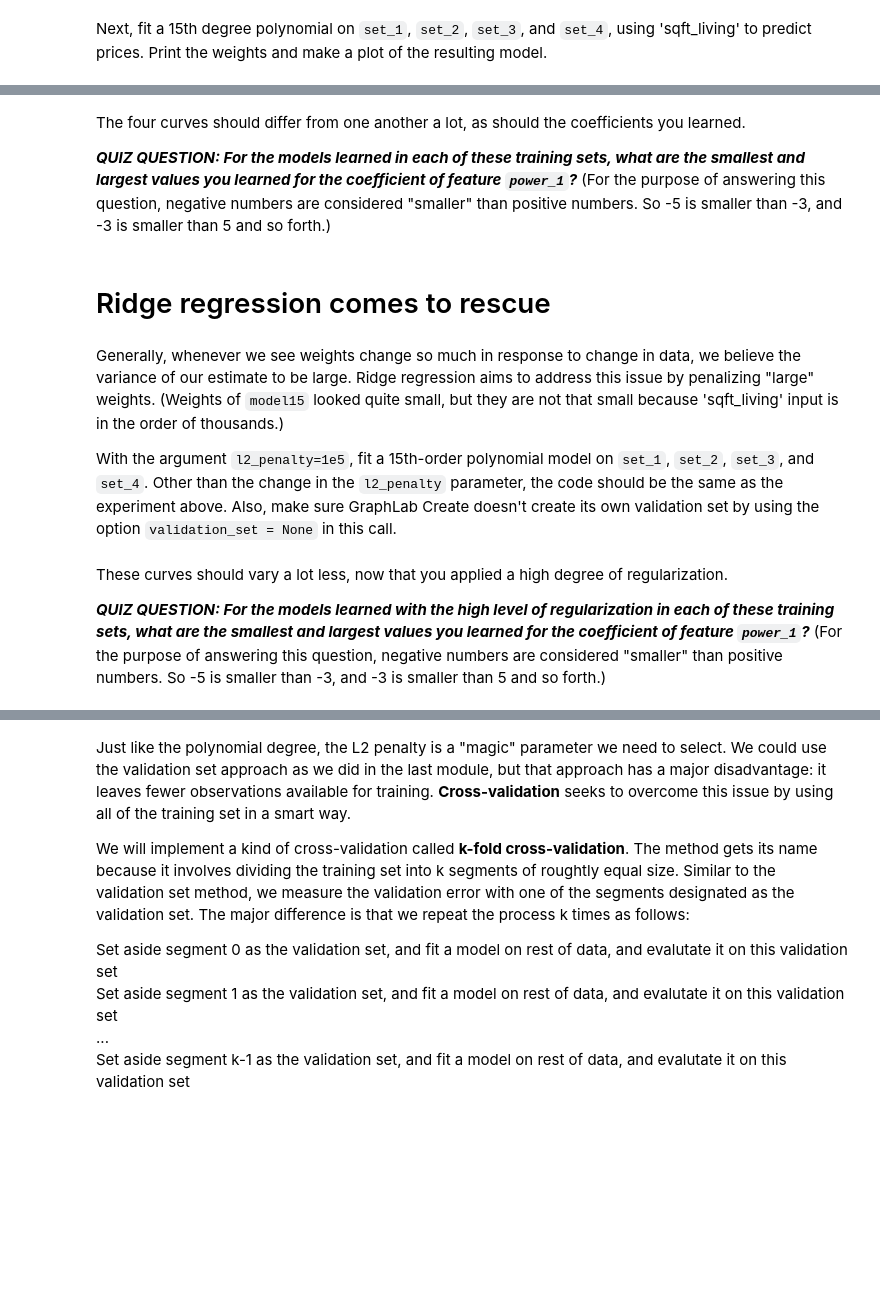
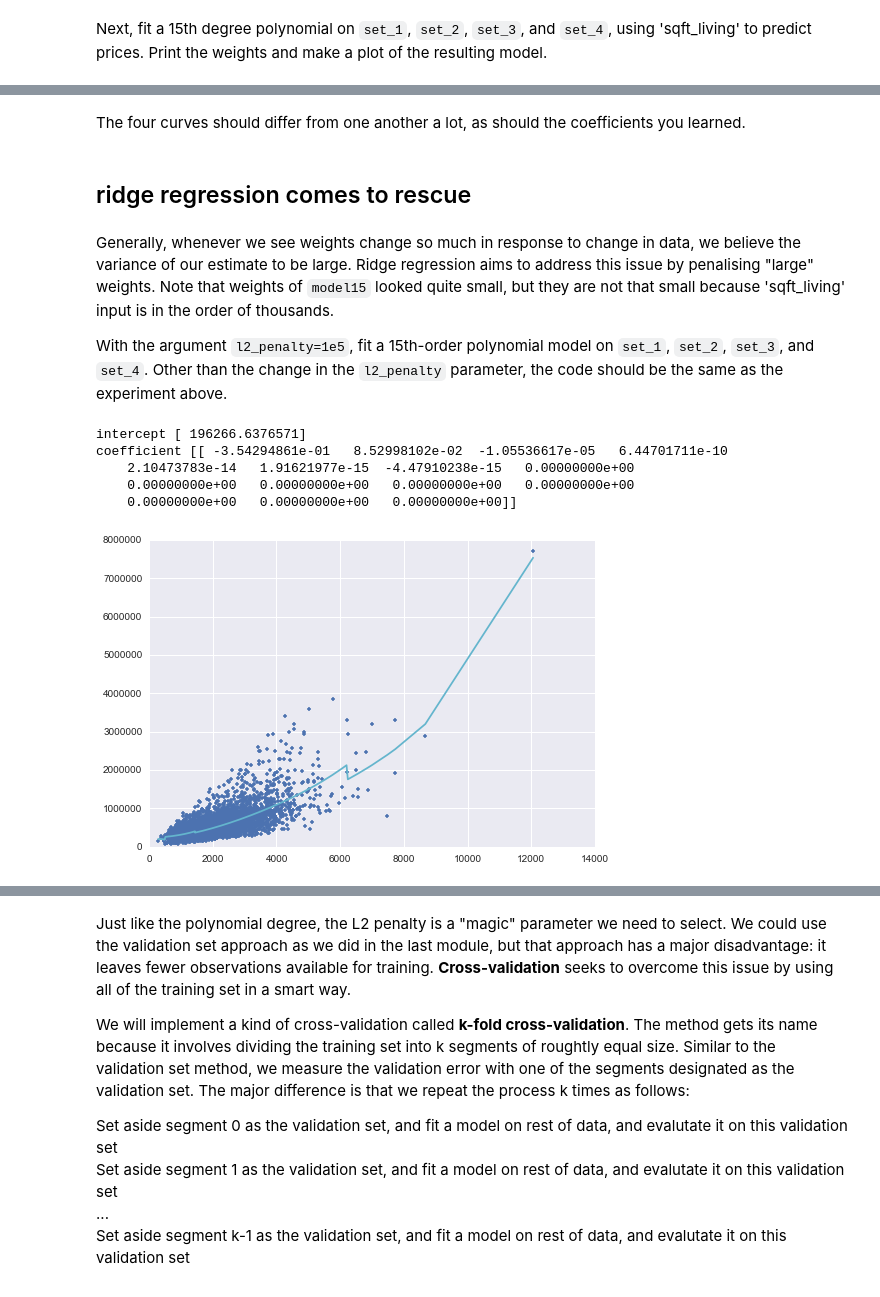
Before and after one commit to benjaminsw/regression, a Jupyter notebook: kc_house/ridge regression.ipynb, the cells around one changed output, grey strips where cells are left out. Drawn from its saved outputs; the diff is of its cells as text; code cells hidden in the pictures; blank space fills up the shorter version.

```diff
--- a/kc_house/ridge regression.ipynb
+++ b/kc_house/ridge regression.ipynb
@@ -166,14 +166,21 @@ coefficient [[ -7.46266481e+01   8.90094358e-02  -4.71271156e-06  -4.68048111e-1
-# %% [markdown]
-The four curves should differ from one another a lot, as should the coefficients you learned.
-
-***QUIZ QUESTION:  For the models learned in each of these training sets, what are the smallest and largest values you learned for the coefficient of feature `power_1`?***  (For the purpose of answering this question, negative numbers are considered "smaller" than positive numbers. So -5 is smaller than -3, and -3 is smaller than 5 and so forth.)
+# %% [markdown]
+The four curves should differ from one another a lot, as should the coefficients you learned.
 # %% [markdown]
-# Ridge regression comes to rescue
+## ridge regression comes to rescue
 # %% [markdown]
-Generally, whenever we see weights change so much in response to change in data, we believe the variance of our estimate to be large. Ridge regression aims to address this issue by penalizing "large" weights. (Weights of `model15` looked quite small, but they are not that small because 'sqft_living' input is in the order of thousands.)
+Generally, whenever we see weights change so much in response to change in data, we believe the variance of our estimate to be large. Ridge regression aims to address this issue by penalising "large" weights. Note that weights of `model15` looked quite small, but they are not that small because 'sqft_living' input is in the order of thousands.
 
-With the argument `l2_penalty=1e5`, fit a 15th-order polynomial model on `set_1`, `set_2`, `set_3`, and `set_4`. Other than the change in the `l2_penalty` parameter, the code should be the same as the experiment above. Also, make sure GraphLab Create doesn't create its own validation set by using the option `validation_set = None` in this call.
+With the argument `l2_penalty=1e5`, fit a 15th-order polynomial model on `set_1`, `set_2`, `set_3`, and `set_4`. Other than the change in the `l2_penalty` parameter, the code should be the same as the experiment above.
-# %% [markdown]
-These curves should vary a lot less, now that you applied a high degree of regularization.
-
-***QUIZ QUESTION:  For the models learned with the high level of regularization in each of these training sets, what are the smallest and largest values you learned for the coefficient of feature `power_1`?*** (For the purpose of answering this question, negative numbers are considered "smaller" than positive numbers. So -5 is smaller than -3, and -3 is smaller than 5 and so forth.)
+# %%
+#define new l2 penaly
+l2_penalty = 1e10
+# %%
+#set 1
+fit15_deg_poly(set_1, l2_penalty)
+# %% [output]
+intercept [ 196266.6376571]
+coefficient [[ -3.54294861e-01   8.52998102e-02  -1.05536617e-05   6.44701711e-10
+    2.10473783e-14   1.91621977e-15  -4.47910238e-15   0.00000000e+00
+    0.00000000e+00   0.00000000e+00   0.00000000e+00   0.00000000e+00
+    0.00000000e+00   0.00000000e+00   0.00000000e+00]]
+[figure, added]
```
Also changed, not shown: parts of 13 cells of this notebook.
